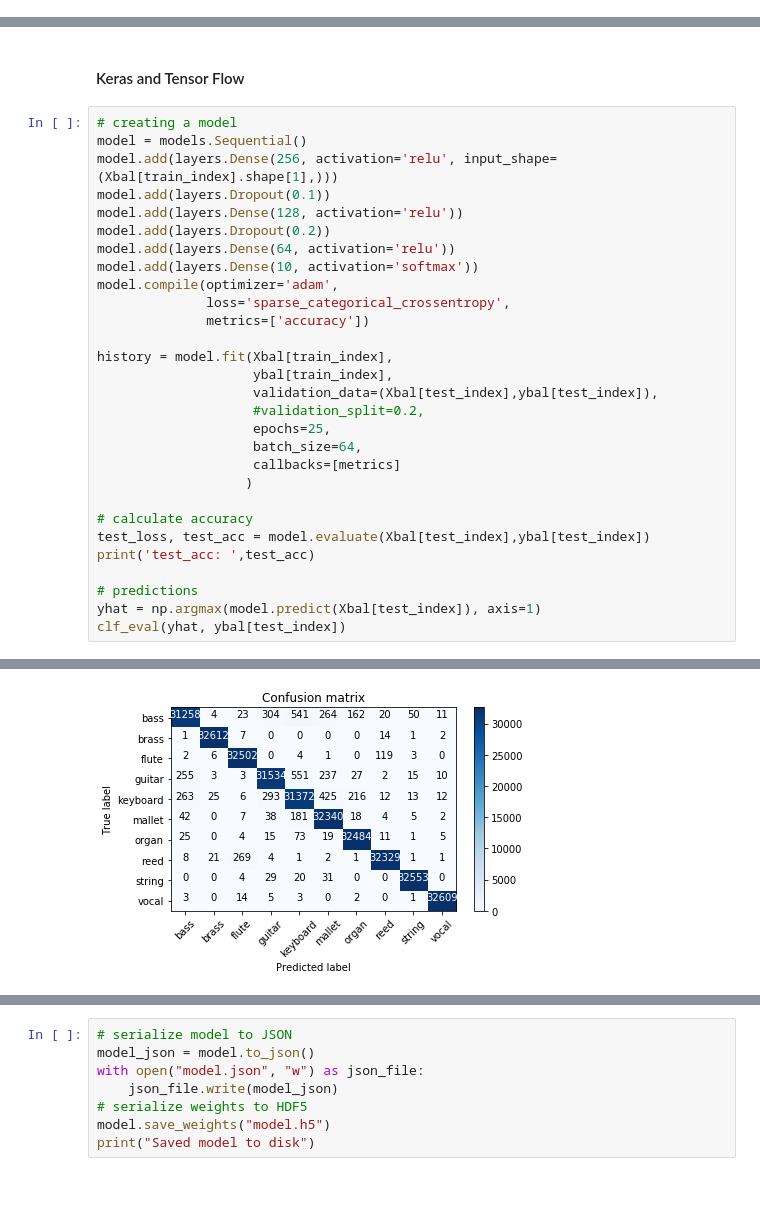
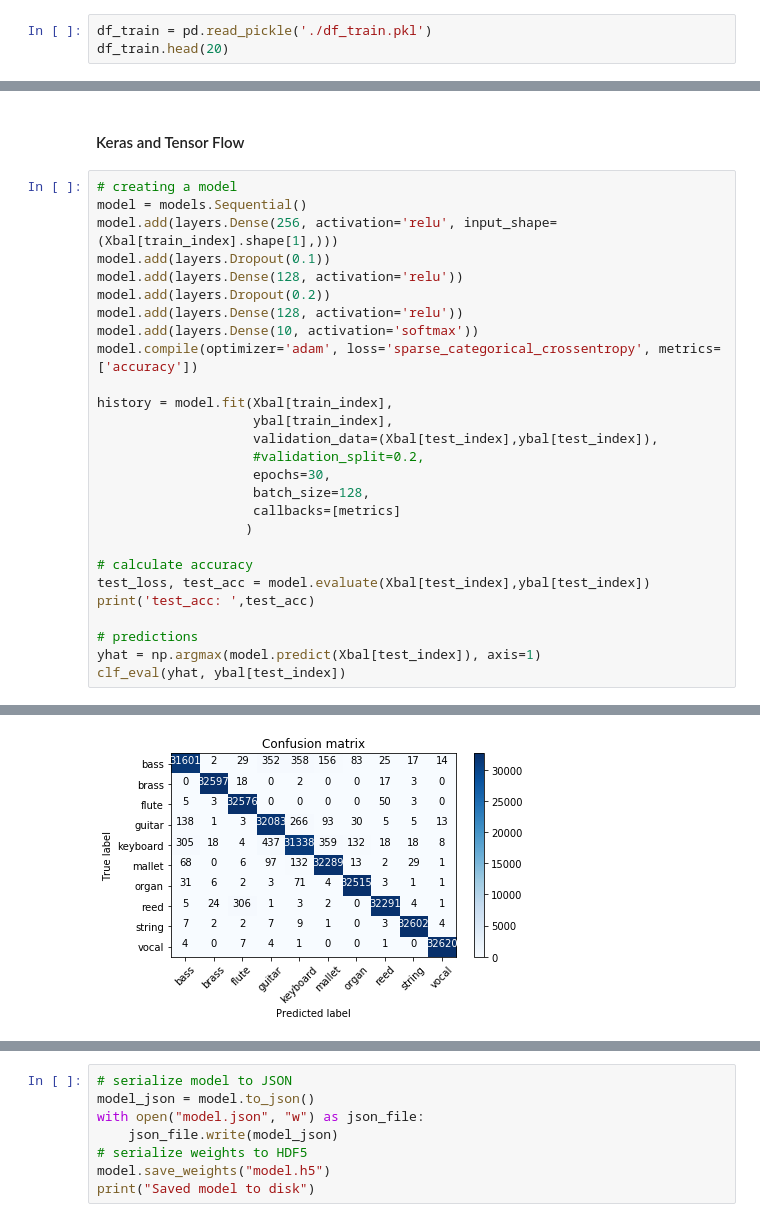
Before and after one commit to rsouza/oeawai, a Jupyter notebook: Challenge/feature_extraction.ipynb, the cells around one changed output, grey strips where cells are left out. Cells and saved outputs as stored; diff of their text form; blank space fills up the shorter version.

```diff
--- a/Challenge/feature_extraction.ipynb
+++ b/Challenge/feature_extraction.ipynb
@@ -175,0 +167,3 @@ df_train.head(20)
+# %%
+df_train = pd.read_pickle('./df_train.pkl')
+df_train.head(20)
@@ -434,18 +447,16 @@ model.add(layers.Dense(256, activation='relu', input_shape=(Xbal[train_index].sh
 model.add(layers.Dropout(0.1))
 model.add(layers.Dense(128, activation='relu'))
 model.add(layers.Dropout(0.2))
-model.add(layers.Dense(64, activation='relu'))
+model.add(layers.Dense(128, activation='relu'))
 model.add(layers.Dense(10, activation='softmax'))
-model.compile(optimizer='adam',
-              loss='sparse_categorical_crossentropy',
-              metrics=['accuracy'])
+model.compile(optimizer='adam', loss='sparse_categorical_crossentropy', metrics=['accuracy'])
 
 history = model.fit(Xbal[train_index],
                     ybal[train_index],
                     validation_data=(Xbal[test_index],ybal[test_index]),
                     #validation_split=0.2,
-                    epochs=25,
-                    batch_size=64,
+                    epochs=30,
+                    batch_size=128,
                     callbacks=[metrics]
                    )
 
@@ -477,4 +488,4 @@ Epoch 4/25
-[figure, old version]
+[figure, new version]
 # %%
 # training with all data
 model = models.Sequential()
```
Also changed, not shown: parts of 15 cells of this notebook.
